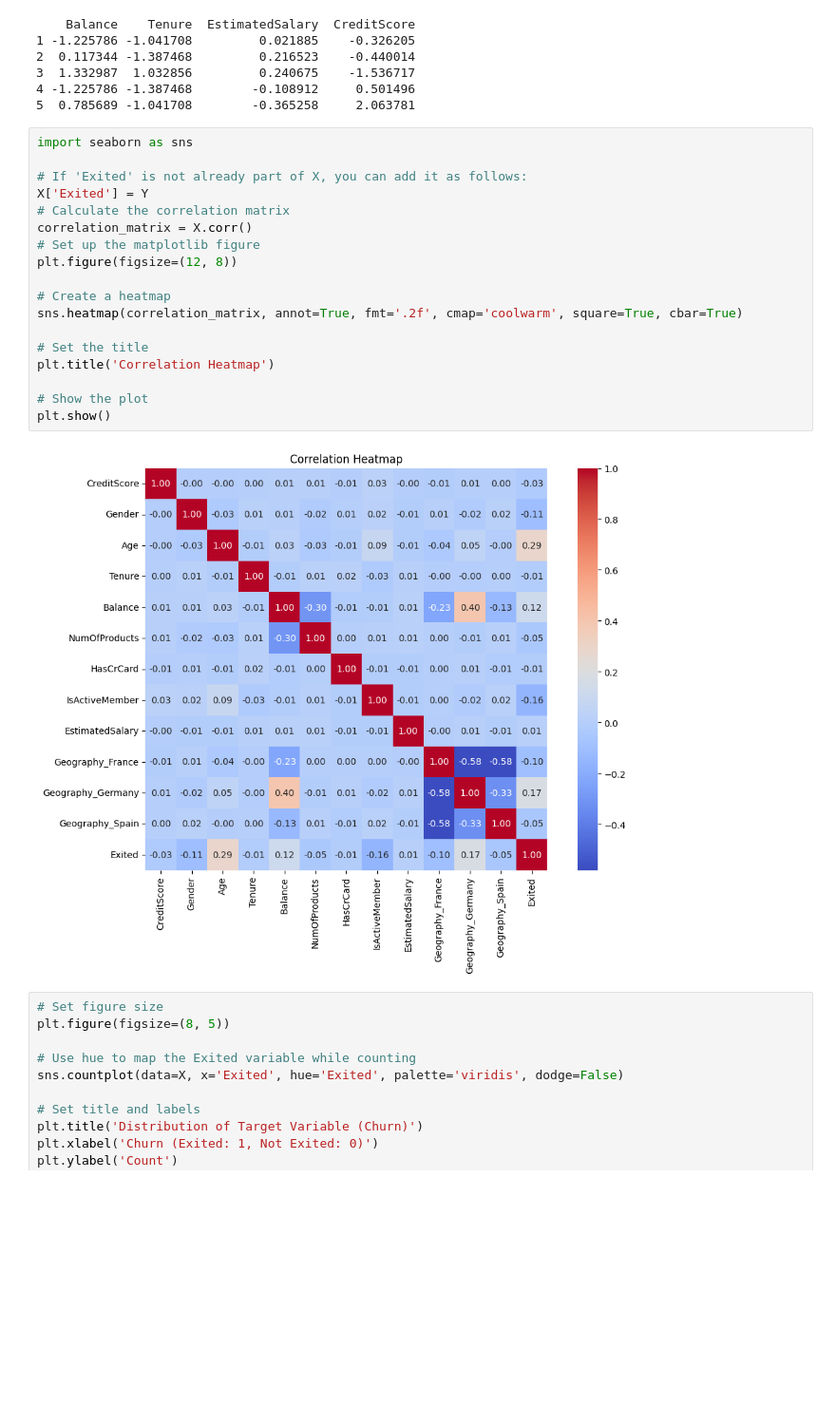
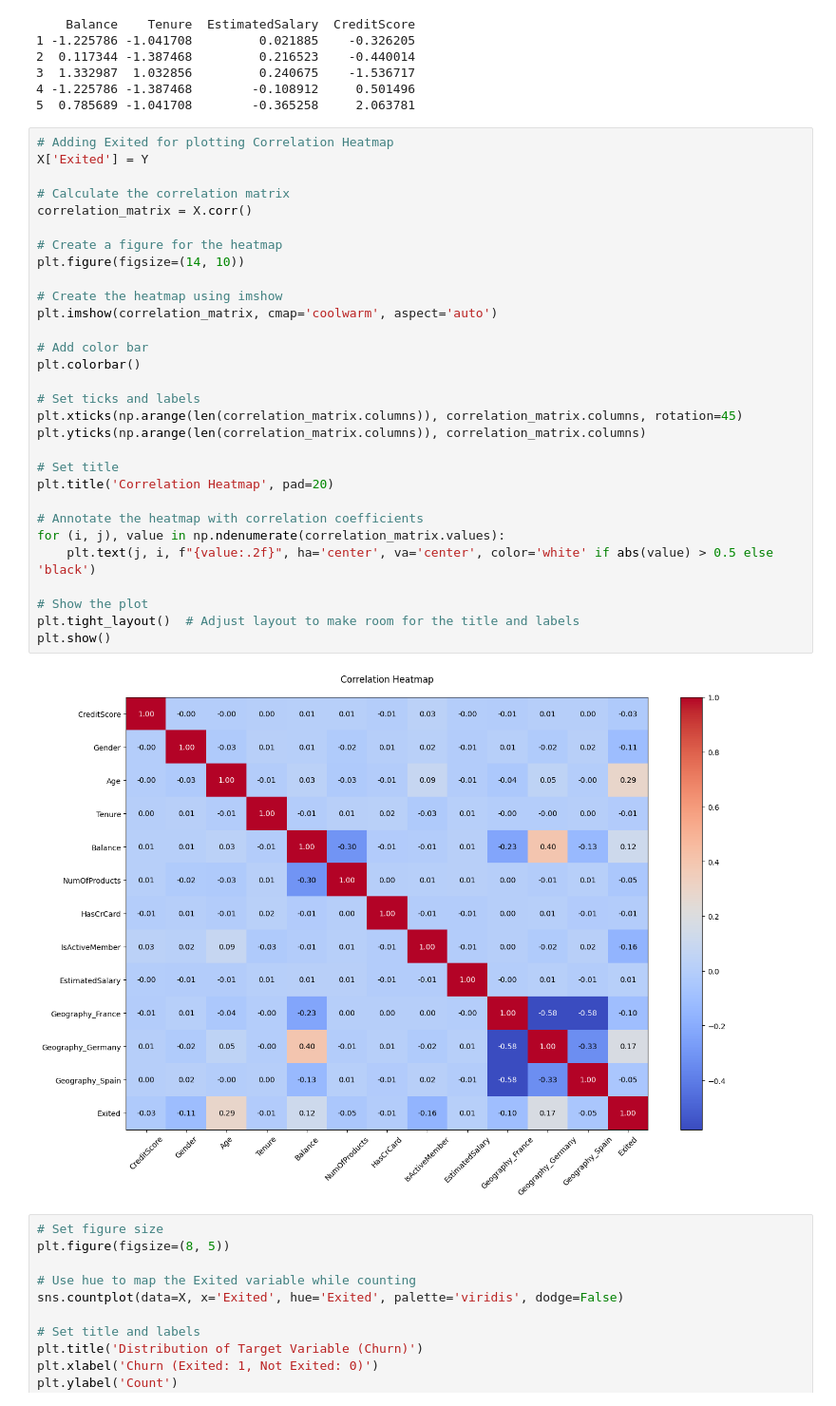
Before and after one commit to khushabuborwal/churn-prediction-logistic-l1-l2, a Jupyter notebook: main.ipynb, the cells around one changed output. Shown: that part at 95% size. Saved outputs shown, nothing was run; the diff lists cells and outputs as text; blank space fills up the shorter version.

Commit message:
Removed seaborn library

```diff
--- a/main.ipynb
+++ b/main.ipynb
@@ -201,25 +184,37 @@ print(X[['Balance', 'Tenure', 'EstimatedSalary', 'CreditScore']].head())
 4 -1.225786 -1.387468        -0.108912     0.501496
 5  0.785689 -1.041708        -0.365258     2.063781
 # %%
-import seaborn as sns
+# Adding Exited for plotting Correlation Heatmap
+X['Exited'] = Y
 
-# If 'Exited' is not already part of X, you can add it as follows:
-X['Exited'] = Y
 # Calculate the correlation matrix
 correlation_matrix = X.corr()
-# Set up the matplotlib figure
-plt.figure(figsize=(12, 8))
 
-# Create a heatmap
-sns.heatmap(correlation_matrix, annot=True, fmt='.2f', cmap='coolwarm', square=True, cbar=True)
+# Create a figure for the heatmap
+plt.figure(figsize=(14, 10))
 
-# Set the title
-plt.title('Correlation Heatmap')
+# Create the heatmap using imshow
+plt.imshow(correlation_matrix, cmap='coolwarm', aspect='auto')
+
+# Add color bar
+plt.colorbar()
+
+# Set ticks and labels
+plt.xticks(np.arange(len(correlation_matrix.columns)), correlation_matrix.columns, rotation=45)
+plt.yticks(np.arange(len(correlation_matrix.columns)), correlation_matrix.columns)
+
+# Set title
+plt.title('Correlation Heatmap', pad=20)
+
+# Annotate the heatmap with correlation coefficients
+for (i, j), value in np.ndenumerate(correlation_matrix.values):
+    plt.text(j, i, f"{value:.2f}", ha='center', va='center', color='white' if abs(value) > 0.5 else 'black')
 
 # Show the plot
+plt.tight_layout()  # Adjust layout to make room for the title and labels
 plt.show()
 # %% [output]
-[figure, old version]
+[figure, new version]
 # %%
 # Set figure size
 plt.figure(figsize=(8, 5))
```
Also changed, not shown: parts of 2 cells of this notebook.
